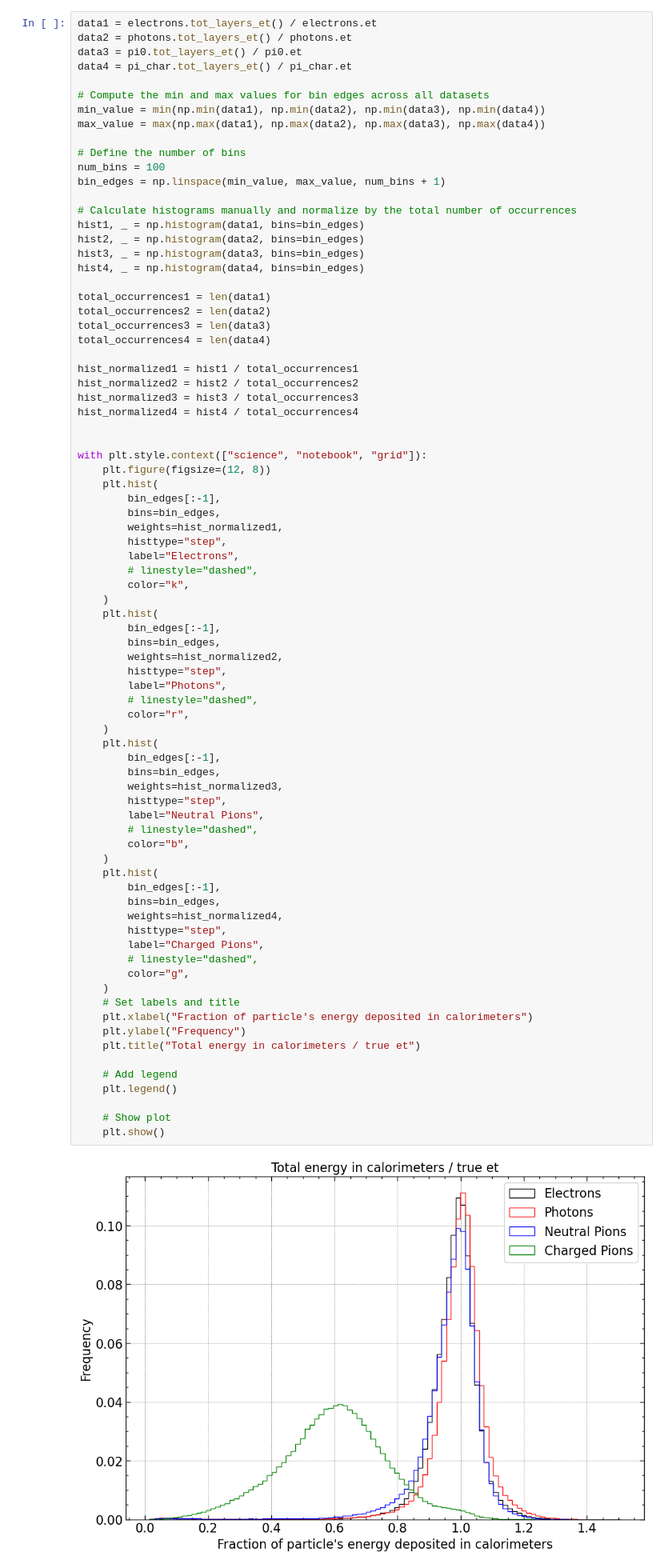
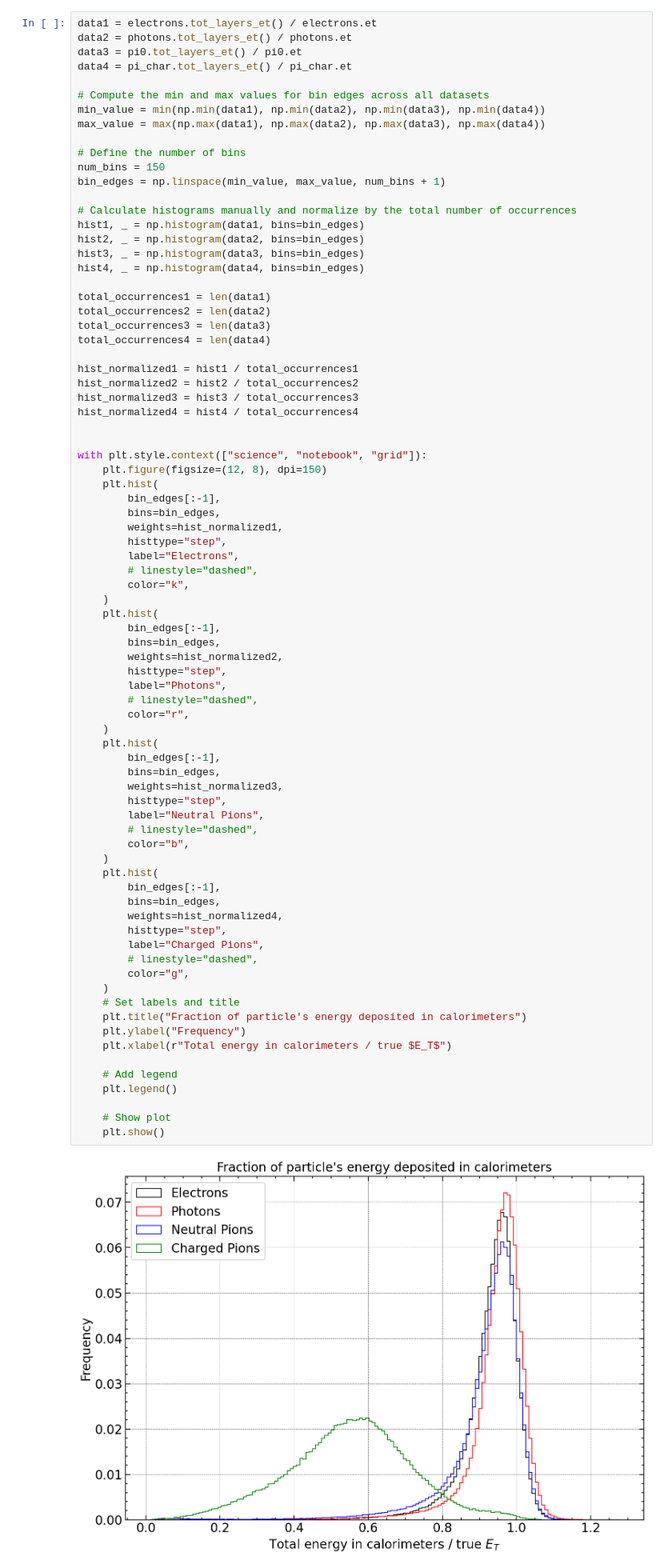
Before and after one commit to p-mucha/ML-for-ATLAS-Hardware-Trigger-at-HL-LHC-in-HH-4b, a Jupyter notebook: notebooks/1.0-pm-single-particle-data-analysis.ipynb, the cells around one changed output. Shown at 80% size. Drawn from its saved outputs; the diff is of its cells as text.

```diff
--- a/notebooks/1.0-pm-single-particle-data-analysis.ipynb
+++ b/notebooks/1.0-pm-single-particle-data-analysis.ipynb
@@ -167,7 +142,7 @@ min_value = min(np.min(data1), np.min(data2), np.min(data3), np.min(data4))
 max_value = max(np.max(data1), np.max(data2), np.max(data3), np.max(data4))
 
 # Define the number of bins
-num_bins = 100
+num_bins = 150
 bin_edges = np.linspace(min_value, max_value, num_bins + 1)
 
 # Calculate histograms manually and normalize by the total number of occurrences
@@ -188,7 +163,7 @@ hist_normalized4 = hist4 / total_occurrences4
 
 
 with plt.style.context(["science", "notebook", "grid"]):
-    plt.figure(figsize=(12, 8))
+    plt.figure(figsize=(12, 8), dpi=150)
     plt.hist(
         bin_edges[:-1],
         bins=bin_edges,
@@ -207,36 +182,36 @@ with plt.style.context(["science", "notebook", "grid"]):
         # linestyle="dashed",
         color="r",
     )
     plt.hist(
         bin_edges[:-1],
         bins=bin_edges,
         weights=hist_normalized3,
         histtype="step",
         label="Neutral Pions",
         # linestyle="dashed",
         color="b",
     )
     plt.hist(
         bin_edges[:-1],
         bins=bin_edges,
         weights=hist_normalized4,
         histtype="step",
         label="Charged Pions",
         # linestyle="dashed",
         color="g",
     )
     # Set labels and title
-    plt.xlabel("Fraction of particle's energy deposited in calorimeters")
+    plt.title("Fraction of particle's energy deposited in calorimeters")
     plt.ylabel("Frequency")
-    plt.title("Total energy in calorimeters / true et")
+    plt.xlabel(r"Total energy in calorimeters / true $E_T$")
 
     # Add legend
     plt.legend()
 
     # Show plot
     plt.show()
 # %% [output]
-[figure, old version]
+[figure, new version]
 # %% [markdown]
 ## 2. Z distribution
 # %%
```
Also changed, not shown: parts of 16 cells of this notebook, 10 other files.
